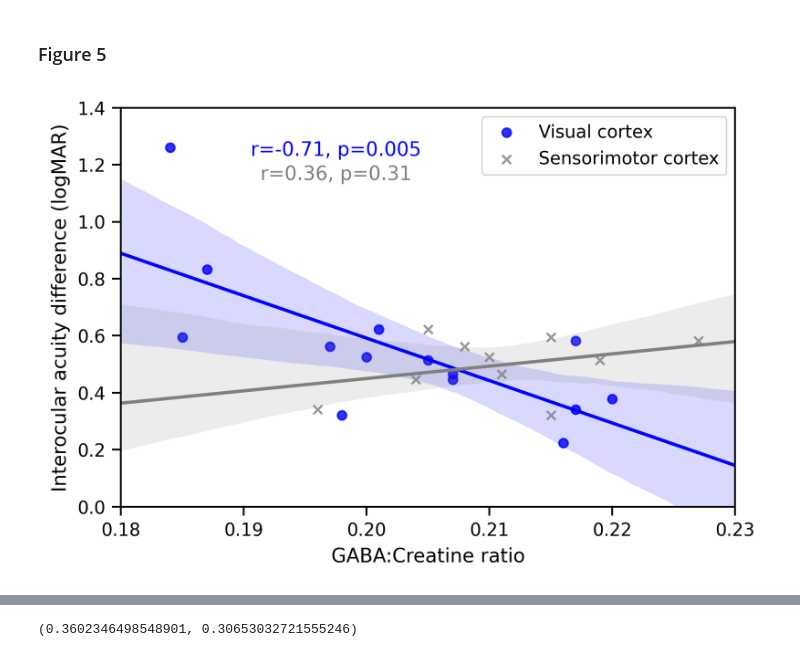
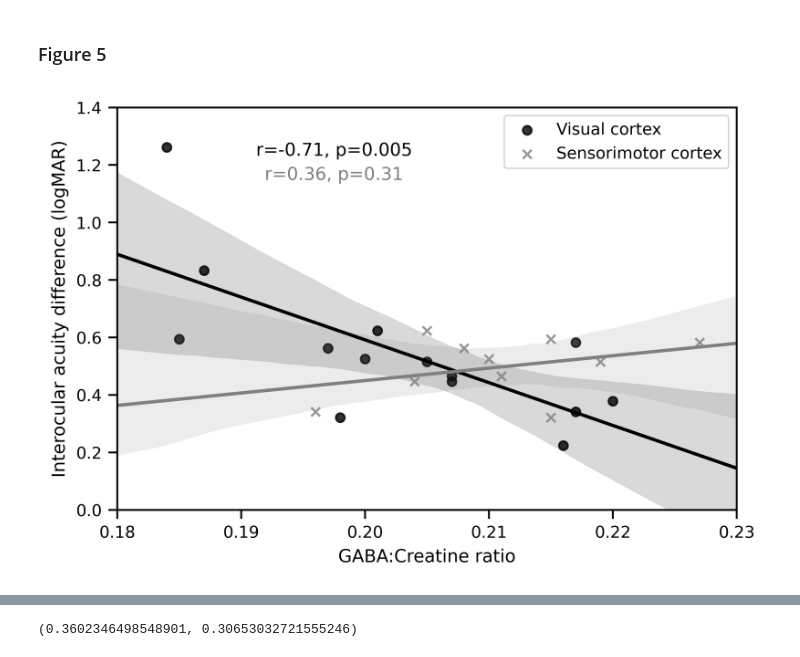
Before and after one commit to smerdis/mrs_amblyopia, a Jupyter notebook: Final notebook for Cerebral Cortex submission.ipynb, the cells around one changed output, grey strips where cells are left out. Saved outputs shown, nothing was run; the diff lists cells and outputs as text; code cells hidden in the pictures.

```diff
--- a/Final notebook for Cerebral Cortex submission.ipynb
+++ b/Final notebook for Cerebral Cortex submission.ipynb
@@ -279,24 +110,25 @@ amb_data_norm = iad_plot_df[iad_plot_df.group==1]
 ### Figure 5
 # %%
 #with s.PdfPages(f"{plot_dir}/figure_05.pdf") as pdf:
-sns.set_context(context="paper", font_scale=1.1)
-fig, ax = plt.subplots(nrows=1, ncols=1, figsize=(6,4), dpi=300)
-ax.set_xlim(0.18, 0.23)
-ax.set_ylim(0, 1.4)
+with sns.plotting_context(context="paper", font_scale=1.0):
+    fig, ax = plt.subplots(nrows=1, ncols=1, figsize=(6,4), dpi=300)
+    ax.set_xlim(0.18, 0.23)
+    ax.set_ylim(0, 1.4)
 
-sns.regplot(data=amb_data, x='occGABA', y='iadLogMAR', color='blue', marker='o', ax=ax, label='Visual cortex', truncate=False)
-r, p = st.pearsonr(amb_data['occGABA'], amb_data['iadLogMAR'])
-ax.text(.35, 0.88, f"r={r:.2f}, p={p:.3f}", transform=ax.transAxes, fontdict={'color': 'blue'}, horizontalalignment='center')
+    sns.regplot(data=amb_data, x='occGABA', y='iadLogMAR', color='black', marker='o', ax=ax, label='Visual cortex', truncate=False)
+    r, p = st.pearsonr(amb_data['occGABA'], amb_data['iadLogMAR'])
+    ax.text(.35, 0.88, f"r={r:.2f}, p={p:.3f}", transform=ax.transAxes, fontdict={'color': 'black'}, horizontalalignment='center')
 
-sns.regplot(data=amb_data, x='motorGABA', y='iadLogMAR', color='grey', marker='x', ax=ax, label='Sensorimotor cortex', truncate=False)
-r, p = st.pearsonr(has_motor['motorGABA'], has_motor['iadLogMAR'])
-ax.text(.35, 0.82, f"r={r:.2f}, p={p:.2f}", transform=ax.transAxes, fontdict={'color': 'grey'}, horizontalalignment='center')
+    sns.regplot(data=amb_data, x='motorGABA', y='iadLogMAR', color='grey', marker='x', ax=ax, label='Sensorimotor cortex', truncate=False)
+    r, p = st.pearsonr(has_motor['motorGABA'], has_motor['iadLogMAR'])
+    ax.text(.35, 0.82, f"r={r:.2f}, p={p:.2f}", transform=ax.transAxes, fontdict={'color': 'grey'}, horizontalalignment='center')
 
-ax.legend()
-ax.set_xlabel("GABA:Creatine ratio")
-ax.set_ylabel("Interocular acuity difference (logMAR)")
-fig.savefig(f"{plot_dir}/figure_05_unnorm.pdf", dpi='figure')
-plt.show()
-plt.close('all')
+    ax.legend()
+    ax.set_xlabel("GABA:Creatine ratio")
+    ax.set_ylabel("Interocular acuity difference (logMAR)")
+    fig.set_dpi(600)
+    fig.savefig(f"{plot_dir}/figure_05.tif", dpi='figure')
+    plt.show()
+    plt.close('all')
 # %% [output]
-[figure, old version]
+[figure, new version]
```
Also changed, not shown: parts of 119 cells of this notebook, 1 other file.
